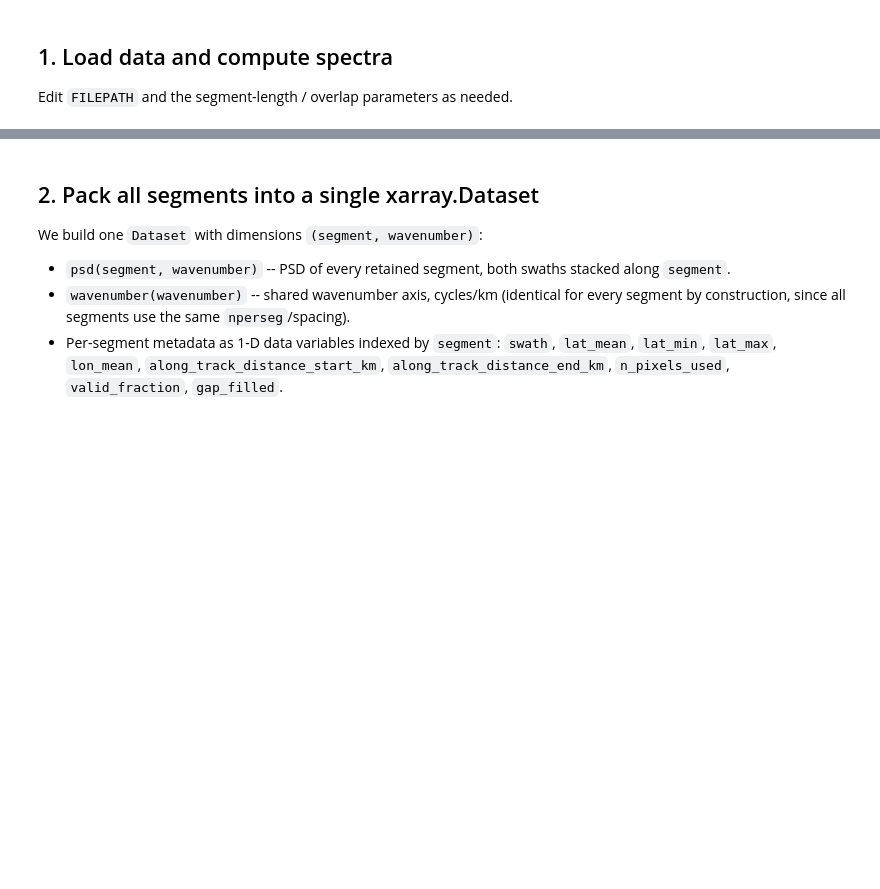
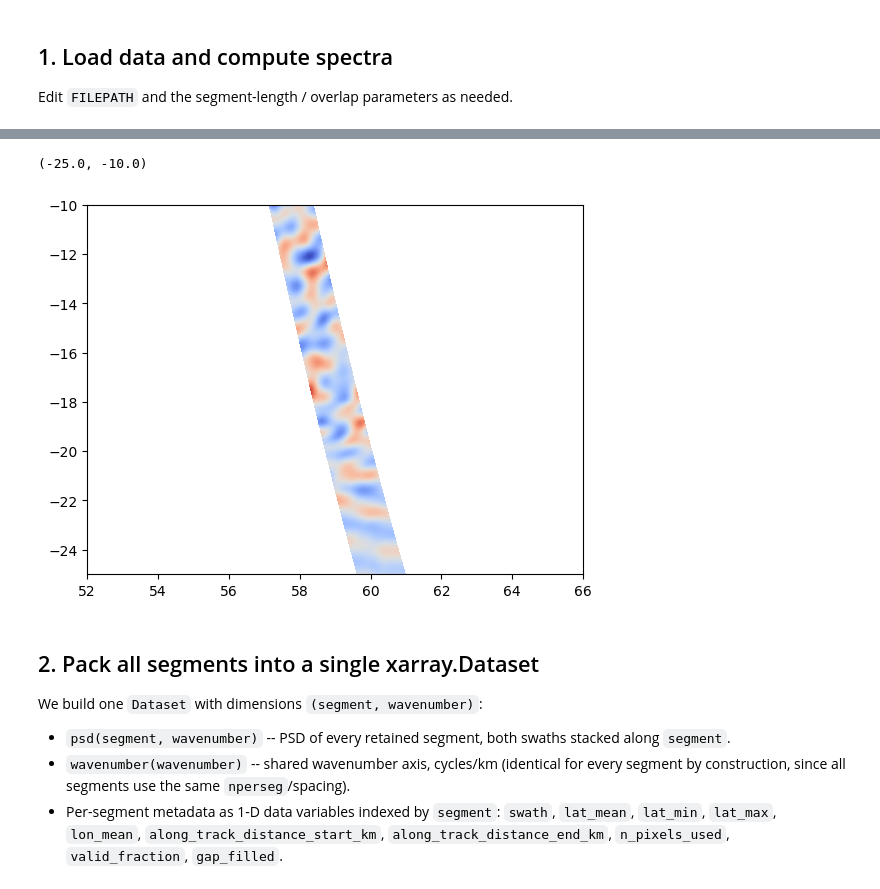
Before and after one commit to zcasparco/SWOT_UHH, a Jupyter notebook: Wavenumber spectra/SWOT_SSH_spectra.ipynb, the cells around one changed output, grey strips where cells are left out. Drawn from its saved outputs; the diff is of its cells as text; code cells hidden in the pictures; blank space fills up the shorter version.

```diff
--- a/Wavenumber spectra/SWOT_SSH_spectra.ipynb
+++ b/Wavenumber spectra/SWOT_SSH_spectra.ipynb
@@ -64,0 +65,3 @@ ax.set_xlim(-100,-60)
+# %%
+_ds = xr.open_dataset(data_dir+file)
+_ds
@@ -65,3 +86,10 @@ ax.set_xlim(-100,-60)
+# %%
+fig,ax=plt.subplots()
+ax.pcolormesh(_ds["longitude"].values,_ds["latitude"].values,(_ds["internal_tide_hret"]).values,cmap='coolwarm',vmax=0.05)
+ax.set_xlim(52,66);ax.set_ylim(-25,-10)
+# %% [output]
+(-25.0, -10.0)
+[figure, added]
 # %% [markdown]
 ## 2. Pack all segments into a single xarray.Dataset
 
```
Also changed, not shown: parts of 10 cells of this notebook, 2 other files.
